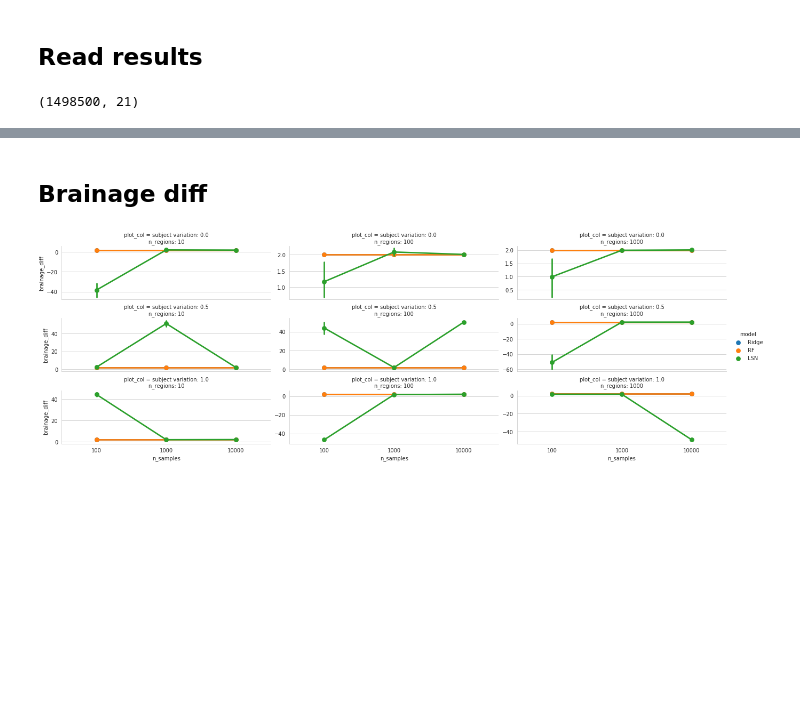
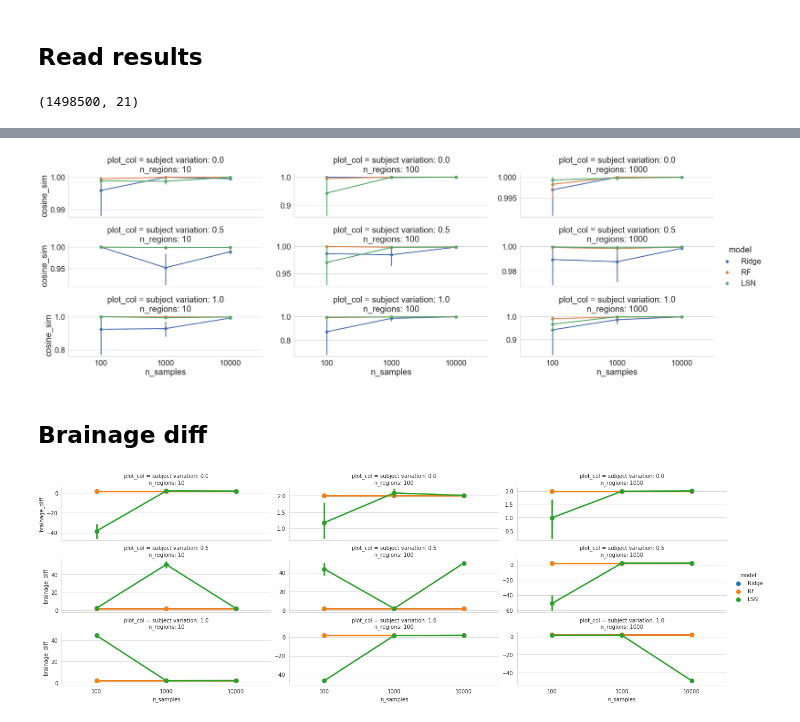
Before and after one commit to nikhil153/brain-diff, a Jupyter notebook: notebooks/8_brain_diff_sim_results.ipynb, the cells around one changed output, grey strips where cells are left out. Drawn from its saved outputs; the diff is of its cells as text; code cells hidden in the pictures; blank space fills up the shorter version.

```diff
--- a/notebooks/8_brain_diff_sim_results.ipynb
+++ b/notebooks/8_brain_diff_sim_results.ipynb
@@ -78,3 +80,35 @@ with sns.axes_style("whitegrid"):
+# %%
+from sklearn.metrics.pairwise import cosine_similarity
+from scipy.spatial import distance
+
+chrno_age = perf_df[["test_age_1","test_age_2"]].values
+brain_age = perf_df[["test_brainage_1","test_brainage_2"]].values
+
+sim_list = []
+for i in range(len(chrno_age)):
+    cos_sim = 1 - distance.cosine(chrno_age[i],brain_age[i])
+    sim_list.append(cos_sim)
+# %%
+plot_df = perf_df.copy()
+plot_df["cosine_sim"] = sim_list
+
+traj_func = "exp"
+roi_variation = "init_shift"
+followup_interval = 2
+data_aug = False
+
+plot_df = plot_df[(plot_df["traj_func"]==traj_func) & (plot_df["roi_variation"]==roi_variation) & (plot_df["data_aug"] == data_aug)]
+plot_df = plot_df[(plot_df["followup_interval"]==followup_interval)]
+
+
+plot_df["plot_col"] = "subject variation: " + plot_df["subject_variation"].astype(str) + "\nn_regions: " + plot_df["n_regions"].astype(str)
+
+sns.set(font_scale=2)
+with sns.axes_style("whitegrid"):
+    g = sns.catplot(y="cosine_sim",x="n_samples",hue="model",col="plot_col", col_wrap=3, height=3, aspect=3, kind="point",
+                    sharey=False, data=plot_df)
+# %% [output]
+[figure, added]
 # %% [markdown]
 ## Brainage diff
 # %%
```
Also changed, not shown: parts of 4 cells of this notebook, 3 other files.
